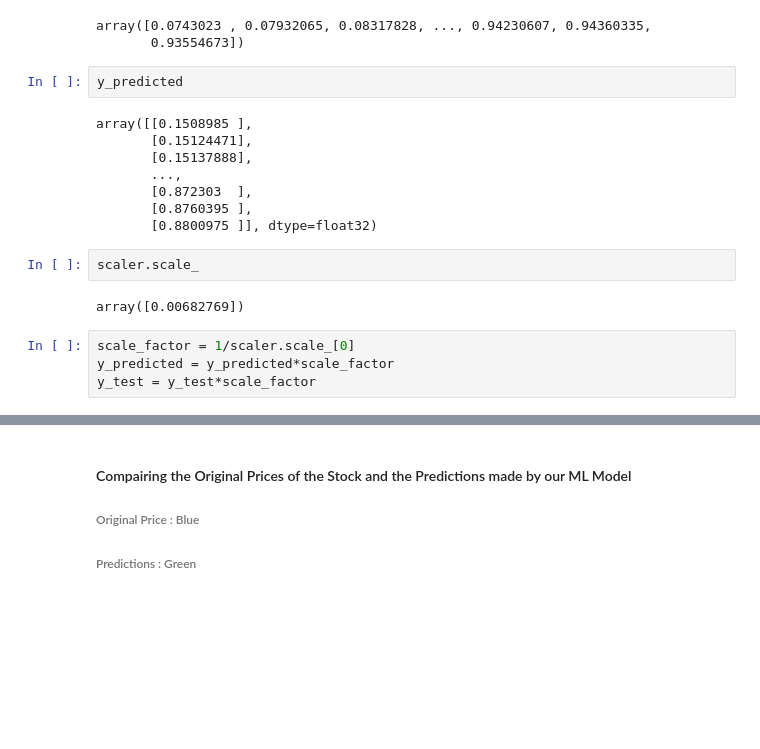
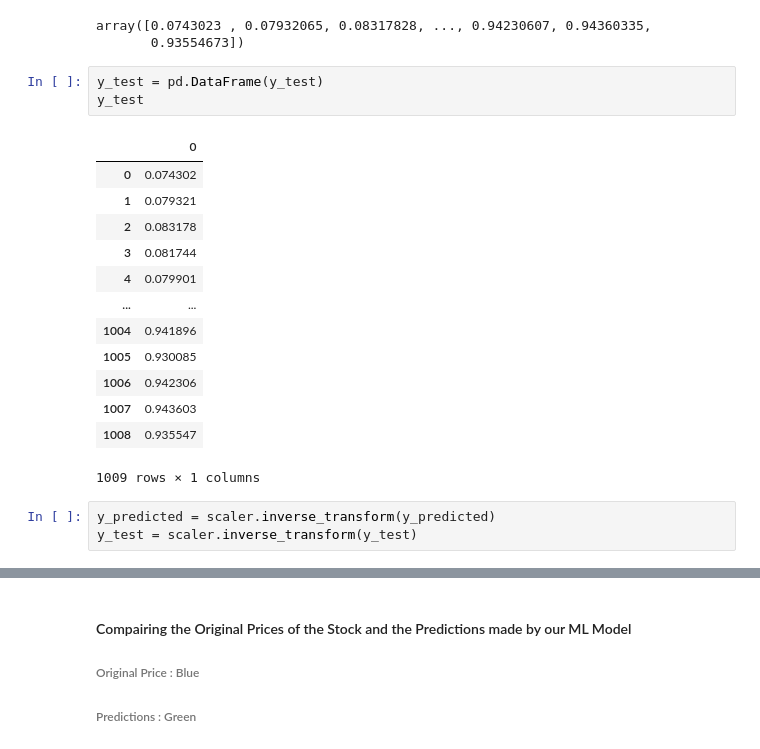
Before and after one commit to arghadip2002/Stock_Trend_Prediction, a Jupyter notebook: stock_prediction.ipynb, the cells around one changed output, grey strips where cells are left out. Saved outputs shown, nothing was run; the diff lists cells and outputs as text; blank space fills up the shorter version.

```diff
--- a/stock_prediction.ipynb
+++ b/stock_prediction.ipynb
@@ -453,21 +484,23 @@ y_test
 # %% [output]
 array([0.0743023 , 0.07932065, 0.08317828, ..., 0.94230607, 0.94360335,
        0.93554673])
-# %%
-y_predicted
-# %% [output]
-array([[0.1508985 ],
-       [0.15124471],
-       [0.15137888],
-       ...,
-       [0.872303  ],
-       [0.8760395 ],
-       [0.8800975 ]], dtype=float32)
-# %%
-scaler.scale_
-# %% [output]
-array([0.00682769])
+# %%
+y_test = pd.DataFrame(y_test)
+y_test
+# %% [output]
+|  | 0 |
+| 0 | 0.074302 |
+| 1 | 0.079321 |
+| 2 | 0.083178 |
+| 3 | 0.081744 |
+| 4 | 0.079901 |
+| ... | ... |
+| 1004 | 0.941896 |
+| 1005 | 0.930085 |
+| 1006 | 0.942306 |
+| 1007 | 0.943603 |
+| 1008 | 0.935547 |
+1009 rows × 1 columns
 # %%
-scale_factor = 1/scaler.scale_[0]
-y_predicted = y_predicted*scale_factor
-y_test = y_test*scale_factor
+y_predicted = scaler.inverse_transform(y_predicted)
+y_test = scaler.inverse_transform(y_test)
```
Also changed, not shown: parts of 15 cells of this notebook, 8 other files.
